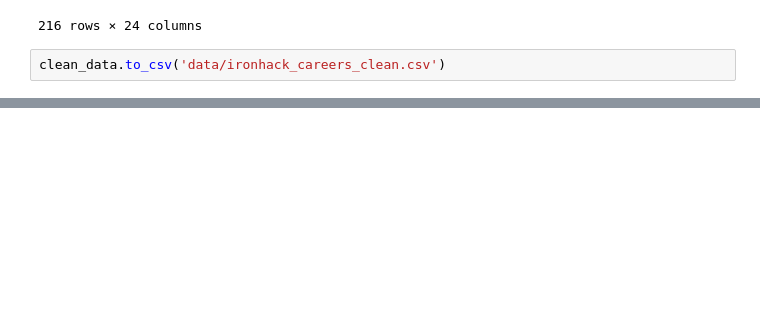
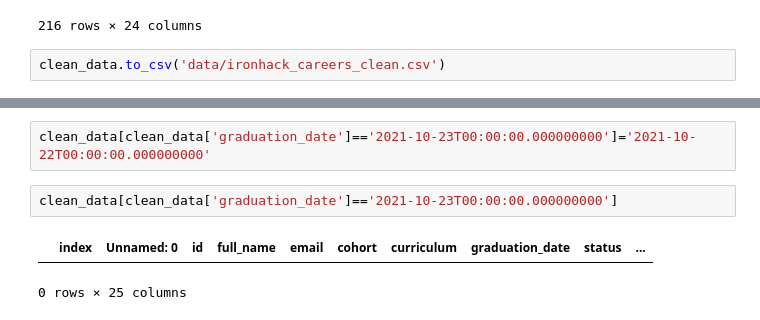
Before and after one commit to calvinhus/statistics_project, a Jupyter notebook: data_cleaning.ipynb, the cells around one changed output, grey strips where cells are left out. Saved outputs shown, nothing was run; the diff lists cells and outputs as text; blank space fills up the shorter version.

Commit message:
cleaning

```diff
--- a/data_cleaning.ipynb
+++ b/data_cleaning.ipynb
@@ -659,0 +654,7 @@ AttributeError: 'str' object has no attribute 'to_datetime64'
+# %%
+clean_data[clean_data['graduation_date']=='2021-10-23T00:00:00.000000000']='2021-10-22T00:00:00.000000000'
+# %%
+clean_data[clean_data['graduation_date']=='2021-10-23T00:00:00.000000000']
+# %% [output]
+|  | index | Unnamed: 0 | id | full_name | email | cohort | curriculum | graduation_date | status | ... |
+0 rows × 25 columns
```
Also changed, not shown: parts of 2 cells of this notebook, 2 other files.
